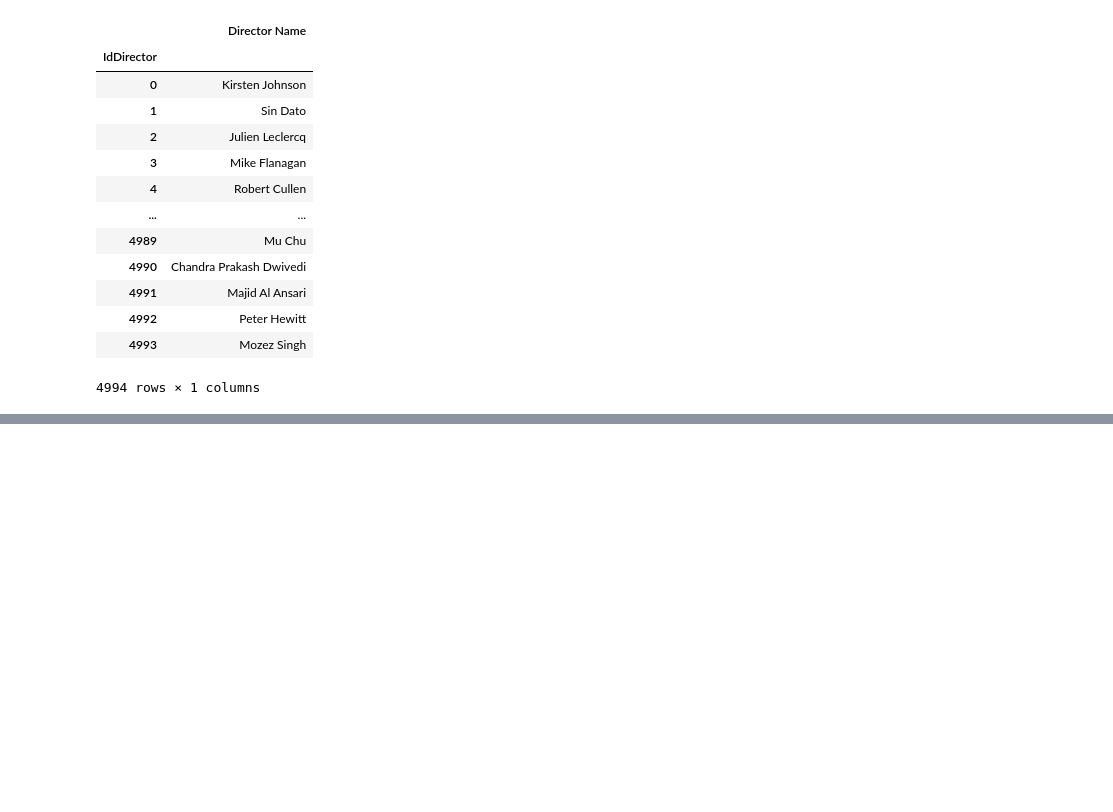
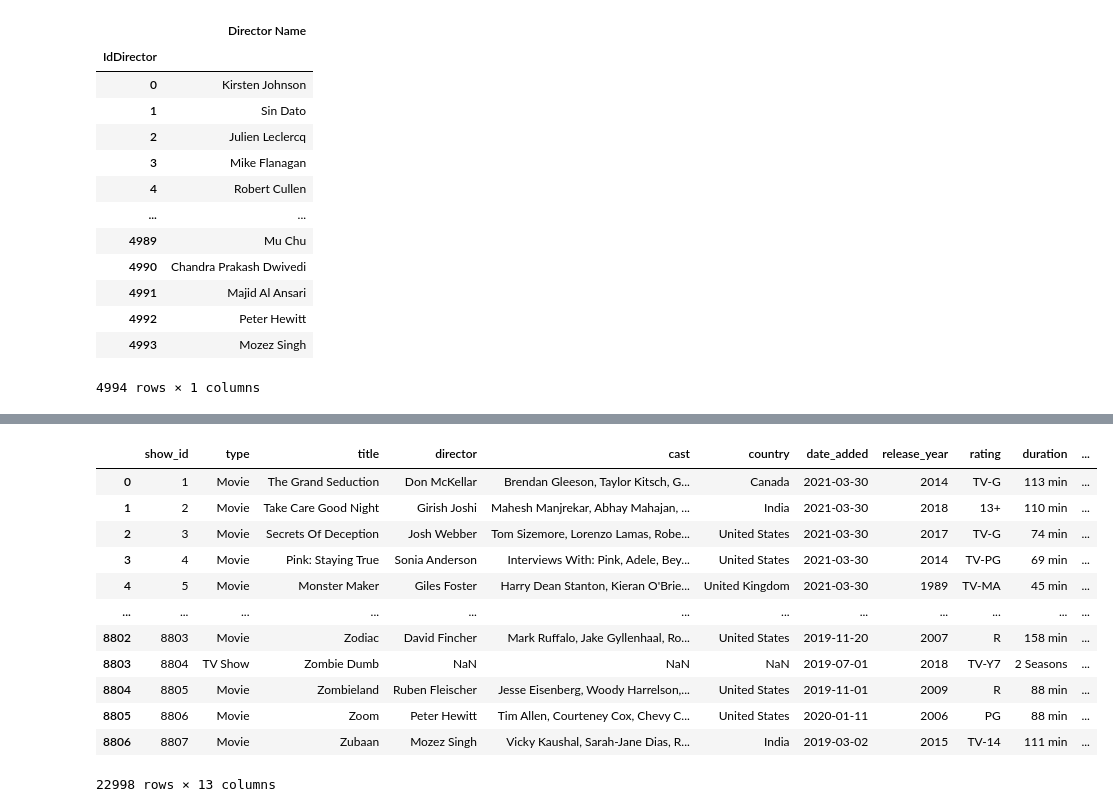
Before and after one commit to fcori47/PI01_DATA05, a Jupyter notebook: pi_engineer.ipynb, the cells around one changed output, grey strips where cells are left out. Saved outputs shown, nothing was run; the diff lists cells and outputs as text; code cells hidden in the pictures; blank space fills up the shorter version.

```diff
--- a/pi_engineer.ipynb
+++ b/pi_engineer.ipynb
@@ -826,0 +1014,7 @@ all_directors_netflix_df
+# %%
+#Se reemplazan los valores faltantes que anteriormente se cambiaron por la palabra 'Sin Dato' por NaN en todos los dataframes ya que que aparezcan como NaN va a ayudar al proceso de tratar de completar los valores faltantes
+
+amazon_titles_df.replace('Sin Dato', np.nan, inplace=True)
+disney_plus_titles.replace('Sin Dato', np.nan, inplace=True)
+hulu_titles.replace('Sin Dato', np.nan, inplace=True)
+netflix_titles.replace('Sin Dato', np.nan, inplace=True)
@@ -826,0 +1050,11 @@ all_directors_netflix_df
+# %%
+#Comparación de la cantidad de valores faltantes antes de unir los datos de el dataframe de Disney+ con los datos de los otros dataframe y después de hacerlo
+
+print('Antes de rellenar los valores faltantes con los demás dataframes: ',disney_plus_titles.isna().sum())
+
+disney_plus_titles.fillna(amazon_titles_df, inplace=True)
+disney_plus_titles.fillna(hulu_titles, inplace=True)
+disney_plus_titles.fillna(netflix_titles, inplace=True)
+
+print('')
+print('Despues de rellenar los valores faltantes con los demás dataframes: ',disney_plus_titles.isna().sum())
@@ -826,0 +1079,11 @@ all_directors_netflix_df
+# %%
+#Comparación de la cantidad de valores faltantes antes de unir los datos de el dataframe de Hulu con los datos de los otros dataframe y después de hacerlo
+
+print('Antes de rellenar los valores faltantes con los demás dataframes: ',hulu_titles.isna().sum())
+
+hulu_titles.fillna(amazon_titles_df, inplace=True)
+hulu_titles.fillna(disney_plus_titles, inplace=True)
+hulu_titles.fillna(netflix_titles, inplace=True)
+
+print('')
+print('Despues de rellenar los valores faltantes con los demás dataframes: ',hulu_titles.isna().sum())
@@ -826,0 +1108,11 @@ all_directors_netflix_df
+# %%
+#Comparación de la cantidad de valores faltantes antes de unir los datos de el dataframe de Netflix con los datos de los otros dataframe y después de hacerlo
+
+print('Antes de rellenar los valores faltantes con los demás dataframes: ',netflix_titles.isna().sum())
+
+netflix_titles.fillna(amazon_titles_df, inplace=True)
+netflix_titles.fillna(hulu_titles, inplace=True)
+netflix_titles.fillna(disney_plus_titles, inplace=True)
+
+print('')
+print('Despues de rellenar los valores faltantes con los demás dataframes: ',netflix_titles.isna().sum())
@@ -826,0 +1160,18 @@ all_directors_netflix_df
+# %%
+preliminar_etl_frames = [amazon_titles_df,disney_plus_titles,hulu_titles,netflix_titles]
+test = pd.concat(preliminar_etl_frames)
+test
+# %% [output]
+|  | show_id | type | title | director | cast | country | date_added | release_year | rating | duration | ... |
+| 0 | 1 | Movie | The Grand Seduction | Don McKellar | Brendan Gleeson, Taylor Kitsch, G... | Canada | 2021-03-30 | 2014 | TV-G | 113 min | ... |
+| 1 | 2 | Movie | Take Care Good Night | Girish Joshi | Mahesh Manjrekar, Abhay Mahajan, ... | India | 2021-03-30 | 2018 | 13+ | 110 min | ... |
+| 2 | 3 | Movie | Secrets Of Deception | Josh Webber | Tom Sizemore, Lorenzo Lamas, Robe... | United States | 2021-03-30 | 2017 | TV-G | 74 min | ... |
+| 3 | 4 | Movie | Pink: Staying True | Sonia Anderson | Interviews With: Pink, Adele, Bey... | United States | 2021-03-30 | 2014 | TV-PG | 69 min | ... |
+| 4 | 5 | Movie | Monster Maker | Giles Foster | Harry Dean Stanton, Kieran O'Brie... | United Kingdom | 2021-03-30 | 1989 | TV-MA | 45 min | ... |
+| ... | ... | ... | ... | ... | ... | ... | ... | ... | ... | ... | ... |
+| 8802 | 8803 | Movie | Zodiac | David Fincher | Mark Ruffalo, Jake Gyllenhaal, Ro... | United States | 2019-11-20 | 2007 | R | 158 min | ... |
+| 8803 | 8804 | TV Show | Zombie Dumb | NaN | NaN | NaN | 2019-07-01 | 2018 | TV-Y7 | 2 Seasons | ... |
+| 8804 | 8805 | Movie | Zombieland | Ruben Fleischer | Jesse Eisenberg, Woody Harrelson,... | United States | 2019-11-01 | 2009 | R | 88 min | ... |
+| 8805 | 8806 | Movie | Zoom | Peter Hewitt | Tim Allen, Courteney Cox, Chevy C... | United States | 2020-01-11 | 2006 | PG | 88 min | ... |
+| 8806 | 8807 | Movie | Zubaan | Mozez Singh | Vicky Kaushal, Sarah-Jane Dias, R... | India | 2019-03-02 | 2015 | TV-14 | 111 min | ... |
+22998 rows × 13 columns
```
Also changed, not shown: parts of 13 cells of this notebook.
